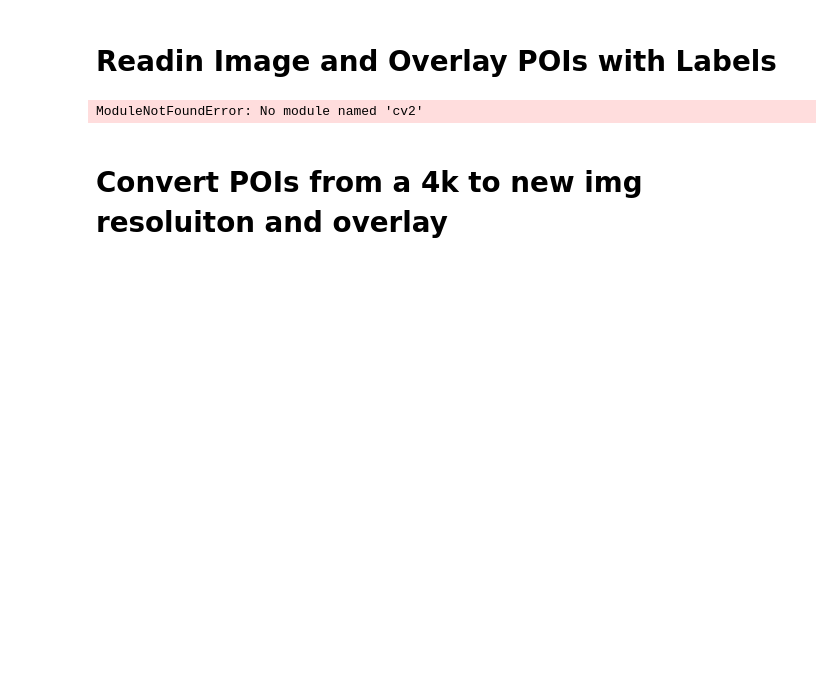
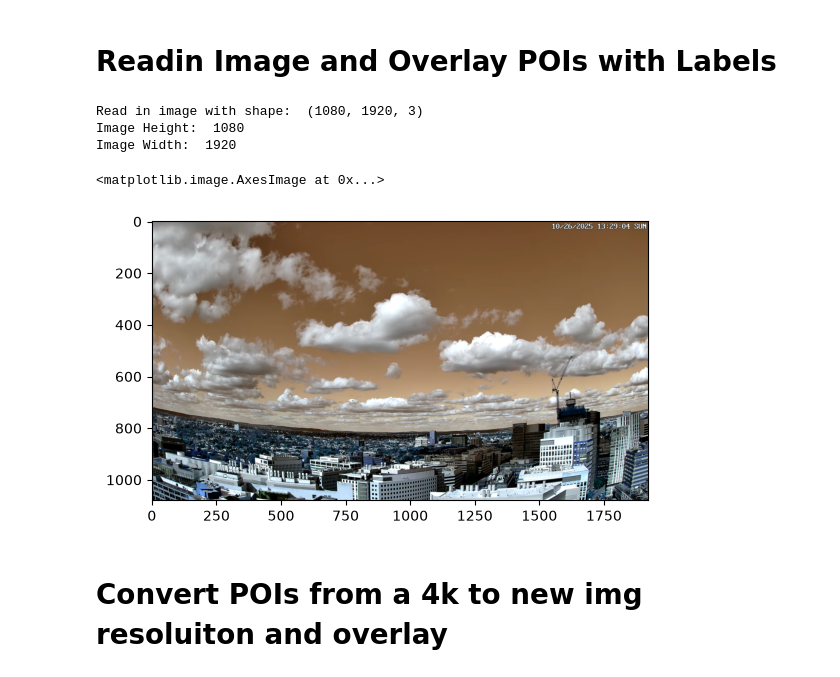
Before and after one commit to cjj-mids/w281-assignment-1, a Jupyter notebook: assignment1.ipynb, the cells around one changed output. Saved outputs shown, nothing was run; the diff lists cells and outputs as text; code cells hidden in the pictures; blank space fills up the shorter version.

```diff
--- a/assignment1.ipynb
+++ b/assignment1.ipynb
@@ -378,20 +395,23 @@ pois_df
 # %%
 import cv2
 import matplotlib.pyplot as plt
-#TODO: READIN IMG & Convert default CV2 BGR -> RGB
-#frame = ...
-#frame = ...
 
-#TODO: measure image size
-#image_height = ...
-#image_width = ...
+# Read image into memory + convert default CV2 BGR -> RGB
+frame = cv2.imread('sample_frame.png')
+
+# Measure image size
+image_height, image_width, _ = frame.shape
 
 print('Read in image with shape: ', frame.shape)
 print('Image Height: ', image_height)
 print('Image Width: ', image_width)
 plt.imshow(frame)
 # %% [output]
-ModuleNotFoundError: No module named 'cv2'
+Read in image with shape:  (1080, 1920, 3)
+Image Height:  1080
+Image Width:  1920
+<matplotlib.image.AxesImage at 0x...>
+[figure, added]
 # %% [markdown]
 # Convert POIs from a 4k to new img resoluiton and overlay
 # %%
```
Also changed, not shown: parts of 16 cells of this notebook.
